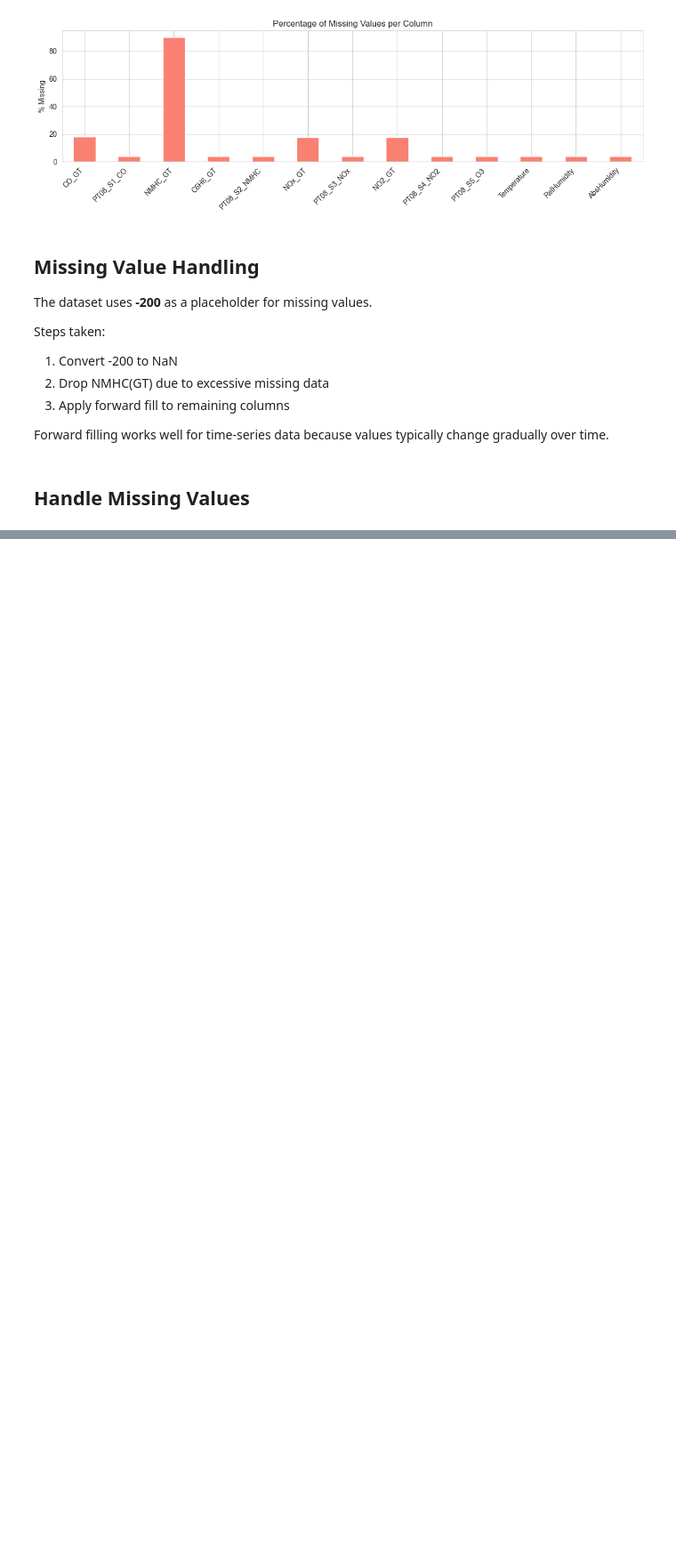
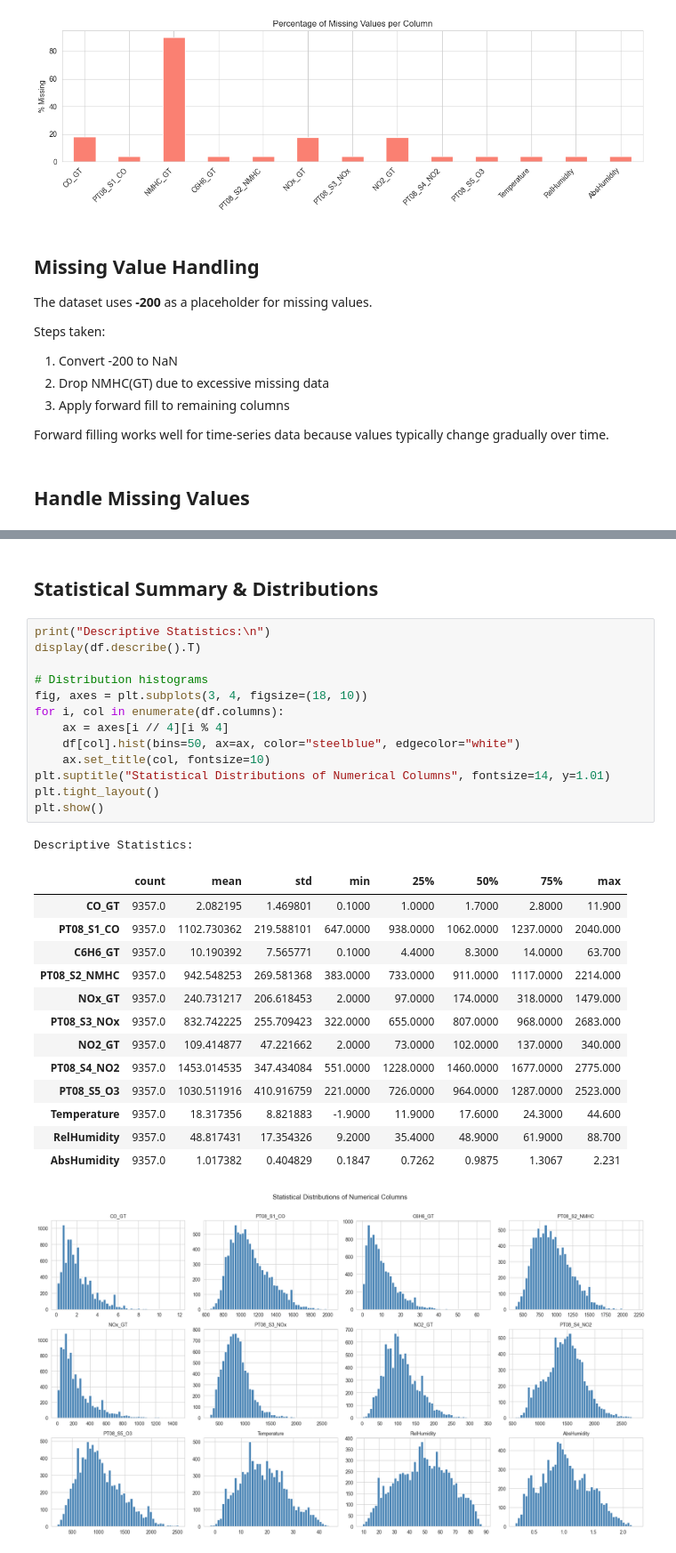
Before and after one commit to icyeza/airquality, a Jupyter notebook: airquality.ipynb, the cells around one changed output, grey strips where cells are left out. Shown at 89% size. Saved outputs shown, nothing was run; the diff lists cells and outputs as text; blank space fills up the shorter version.

Commit message:
perform statistical exploration and correlation analysis

```diff
--- a/airquality.ipynb
+++ b/airquality.ipynb
@@ -167,3 +167,34 @@ Shape after cleaning    : (9357, 12)
 | 2004-03-10 20:00:00 | 2.2 | 1402.0 | 9.0 | 939.0 | 131.0 | 1140.0 | 114.0 | 1555.0 | 1074.0 | ... |
 | 2004-03-10 21:00:00 | 2.2 | 1376.0 | 9.2 | 948.0 | 172.0 | 1092.0 | 122.0 | 1584.0 | 1203.0 | ... |
 | 2004-03-10 22:00:00 | 1.6 | 1272.0 | 6.5 | 836.0 | 131.0 | 1205.0 | 116.0 | 1490.0 | 1110.0 | ... |
+# %% [markdown]
+## Statistical Summary & Distributions
+# %%
+print("Descriptive Statistics:\n")
+display(df.describe().T)
+
+# Distribution histograms
+fig, axes = plt.subplots(3, 4, figsize=(18, 10))
+for i, col in enumerate(df.columns):
+    ax = axes[i // 4][i % 4]
+    df[col].hist(bins=50, ax=ax, color="steelblue", edgecolor="white")
+    ax.set_title(col, fontsize=10)
+plt.suptitle("Statistical Distributions of Numerical Columns", fontsize=14, y=1.01)
+plt.tight_layout()
+plt.show()
+# %% [output]
+Descriptive Statistics:
+|  | count | mean | std | min | 25% | 50% | 75% | max |
+| CO_GT | 9357.0 | 2.082195 | 1.469801 | 0.1000 | 1.0000 | 1.7000 | 2.8000 | 11.900 |
+| PT08_S1_CO | 9357.0 | 1102.730362 | 219.588101 | 647.0000 | 938.0000 | 1062.0000 | 1237.0000 | 2040.000 |
+| C6H6_GT | 9357.0 | 10.190392 | 7.565771 | 0.1000 | 4.4000 | 8.3000 | 14.0000 | 63.700 |
+| PT08_S2_NMHC | 9357.0 | 942.548253 | 269.581368 | 383.0000 | 733.0000 | 911.0000 | 1117.0000 | 2214.000 |
+| NOx_GT | 9357.0 | 240.731217 | 206.618453 | 2.0000 | 97.0000 | 174.0000 | 318.0000 | 1479.000 |
+| PT08_S3_NOx | 9357.0 | 832.742225 | 255.709423 | 322.0000 | 655.0000 | 807.0000 | 968.0000 | 2683.000 |
+| NO2_GT | 9357.0 | 109.414877 | 47.221662 | 2.0000 | 73.0000 | 102.0000 | 137.0000 | 340.000 |
+| PT08_S4_NO2 | 9357.0 | 1453.014535 | 347.434084 | 551.0000 | 1228.0000 | 1460.0000 | 1677.0000 | 2775.000 |
+| PT08_S5_O3 | 9357.0 | 1030.511916 | 410.916759 | 221.0000 | 726.0000 | 964.0000 | 1287.0000 | 2523.000 |
+| Temperature | 9357.0 | 18.317356 | 8.821883 | -1.9000 | 11.9000 | 17.6000 | 24.3000 | 44.600 |
+| RelHumidity | 9357.0 | 48.817431 | 17.354326 | 9.2000 | 35.4000 | 48.9000 | 61.9000 | 88.700 |
+| AbsHumidity | 9357.0 | 1.017382 | 0.404829 | 0.1847 | 0.7262 | 0.9875 | 1.3067 | 2.231 |
+[figure, added]
```
